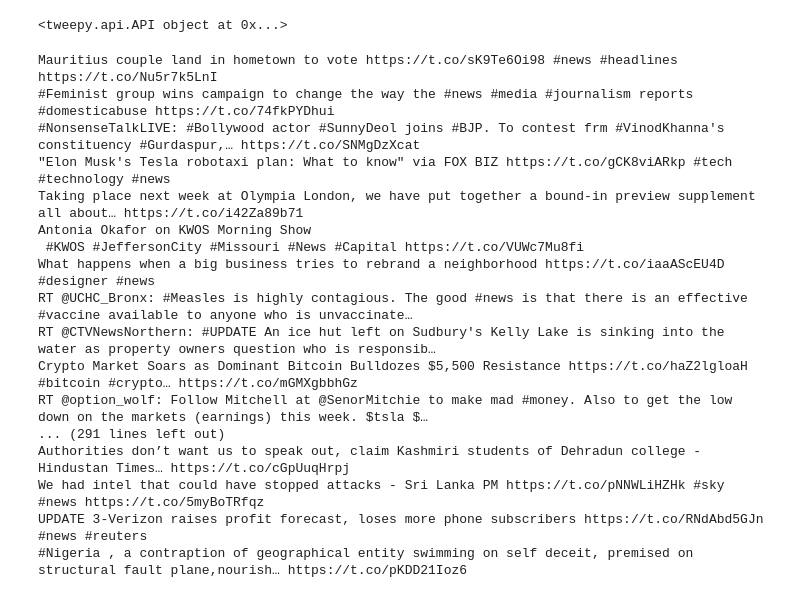
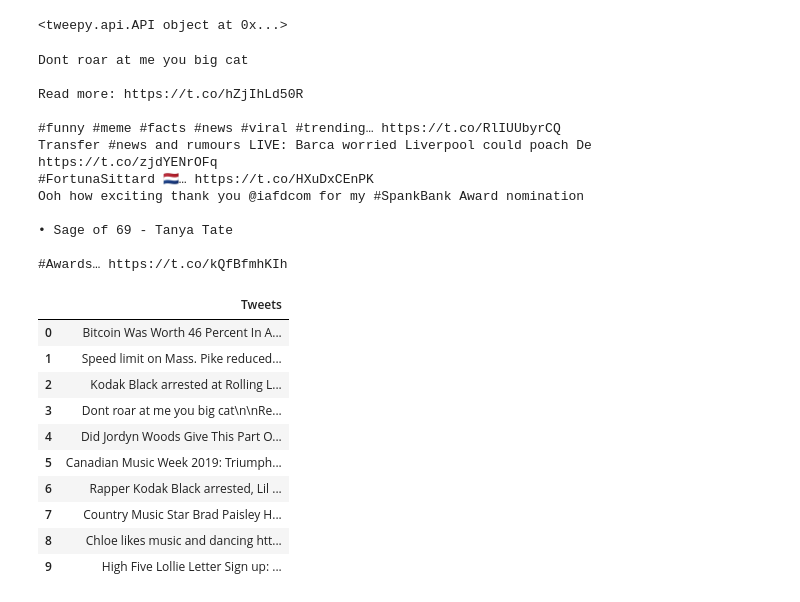
Before and after one commit to pinkdragon1000/News-Tweet-Analysis, a Jupyter notebook: News Tweet Analysis.ipynb, the cells around one changed output. Cells and saved outputs as stored; diff of their text form; code cells hidden in the pictures.

```diff
--- a/News Tweet Analysis.ipynb
+++ b/News Tweet Analysis.ipynb
@@ -23,26 +30,40 @@ api = oauth_login()
 print(api)
 # %% [output]
 <tweepy.api.API object at 0x...>
-# %%
-search=tweepy.Cursor(api.search, q='#news', lang='en').items(200)
-for item in search:
-    if tweet.lang == "en":
-        print (item.text)
-# %% [output]
-Mauritius couple land in hometown to vote https://t.co/sK9Te6Oi98 #news #headlines https://t.co/Nu5r7k5LnI
-#Feminist group wins campaign to change the way the #news #media #journalism reports #domesticabuse https://t.co/74fkPYDhui
-#NonsenseTalkLIVE: #Bollywood actor #SunnyDeol joins #BJP. To contest frm #VinodKhanna's constituency #Gurdaspur,… https://t.co/SNMgDzXcat
-"Elon Musk's Tesla robotaxi plan: What to know" via FOX BIZ https://t.co/gCK8viARkp #tech #technology #news
-Taking place next week at Olympia London, we have put together a bound-in preview supplement all about… https://t.co/i42Za89b71
-Antonia Okafor on KWOS Morning Show
- #KWOS #JeffersonCity #Missouri #News #Capital https://t.co/VUWc7Mu8fi
-What happens when a big business tries to rebrand a neighborhood https://t.co/iaaAScEU4D #designer #news
-RT @UCHC_Bronx: #Measles is highly contagious. The good #news is that there is an effective #vaccine available to anyone who is unvaccinate…
-RT @CTVNewsNorthern: #UPDATE An ice hut left on Sudbury's Kelly Lake is sinking into the water as property owners question who is responsib…
-Crypto Market Soars as Dominant Bitcoin Bulldozes $5,500 Resistance https://t.co/haZ2lgloaH #bitcoin #crypto… https://t.co/mGMXgbbhGz
-RT @option_wolf: Follow Mitchell at @SenorMitchie to make mad #money. Also to get the low down on the markets (earnings) this week. $tsla $…
-... (291 lines left out)
-Authorities don’t want us to speak out, claim Kashmiri students of Dehradun college - Hindustan Times… https://t.co/cGpUuqHrpj
-We had intel that could have stopped attacks - Sri Lanka PM https://t.co/pNNWLiHZHk #sky #news https://t.co/5myBoTRfqz
-UPDATE 3-Verizon raises profit forecast, loses more phone subscribers https://t.co/RNdAbd5GJn #news #reuters
-#Nigeria , a contraption of geographical entity swimming on self deceit, premised on structural fault plane,nourish… https://t.co/pKDD21Ioz6
+# %%
+#Search for English tweets with hashtag 'news'
+tweets = api.search('#news -filter:retweets', lang='en', count=200)
+for item in tweets:
+    if item.lang == "en":
+        if (not item.retweeted) and ('RT @' not in item.text) and (item.favorite_count > 0):
+            print (item.text)
+
+data = pd.DataFrame(data=[tweet.text for tweet in tweets], columns=['Tweets'])
+
+display(data.head(10))
+print("Latest tweet recorded at:")
+print(tweets[0].created_at)
+# %% [output]
+Dont roar at me you big cat
+
+Read more: https://t.co/hZjIhLd50R
+
+#funny #meme #facts #news #viral #trending… https://t.co/RlIUUbyrCQ
+Transfer #news and rumours LIVE: Barca worried Liverpool could poach De https://t.co/zjdYENrOFq
+#FortunaSittard 🇳🇱… https://t.co/HXuDxCEnPK
+Ooh how exciting thank you @iafdcom for my #SpankBank Award nomination
+
+• Sage of 69 - Tanya Tate
+
+#Awards… https://t.co/kQfBfmhKIh
+|  | Tweets |
+| 0 | Bitcoin Was Worth 46 Percent In A... |
+| 1 | Speed limit on Mass. Pike reduced... |
+| 2 | Kodak Black arrested at Rolling L... |
+| 3 | Dont roar at me you big cat\n\nRe... |
+| 4 | Did Jordyn Woods Give This Part O... |
+| 5 | Canadian Music Week 2019: Triumph... |
+| 6 | Rapper Kodak Black arrested, Lil ... |
+| 7 | Country Music Star Brad Paisley H... |
+| 8 | Chloe likes music and dancing htt... |
+| 9 | High Five Lollie Letter Sign up: ... |
```
Also changed, not shown: parts of 15 cells of this notebook, 1 other file.
